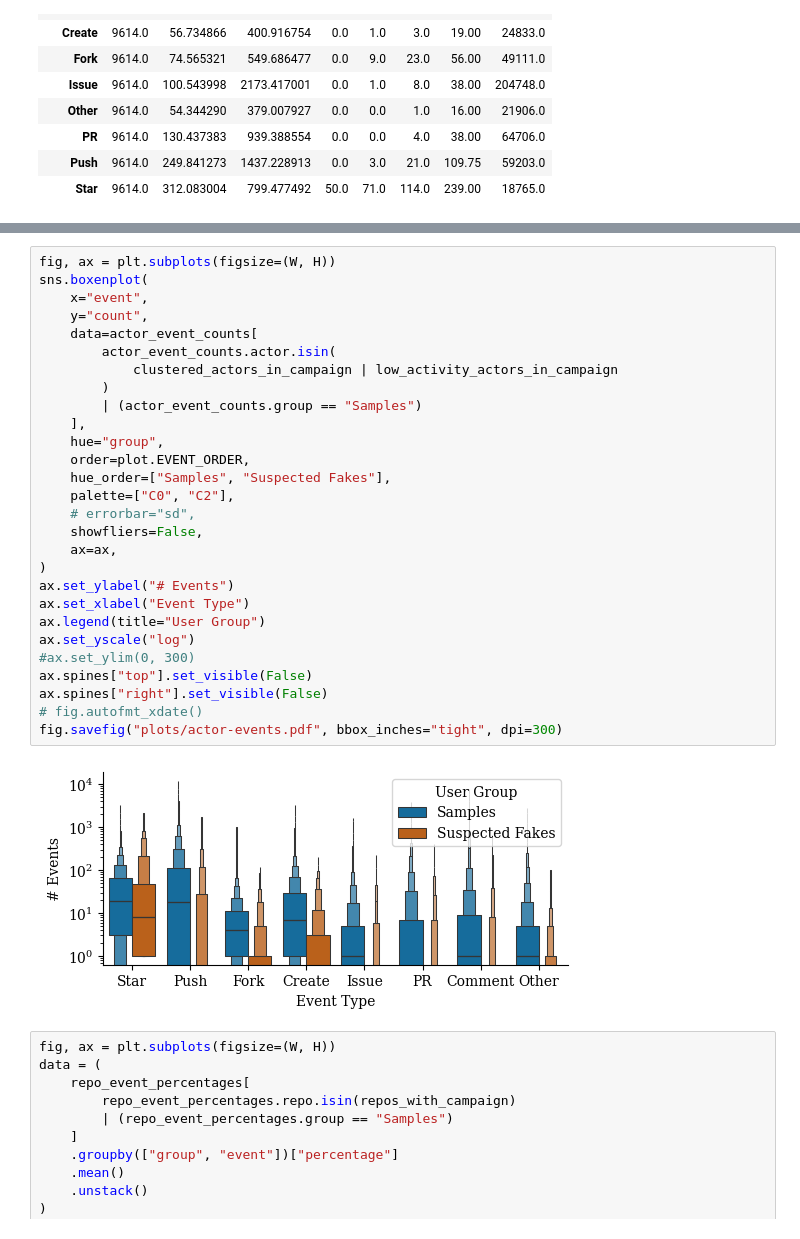
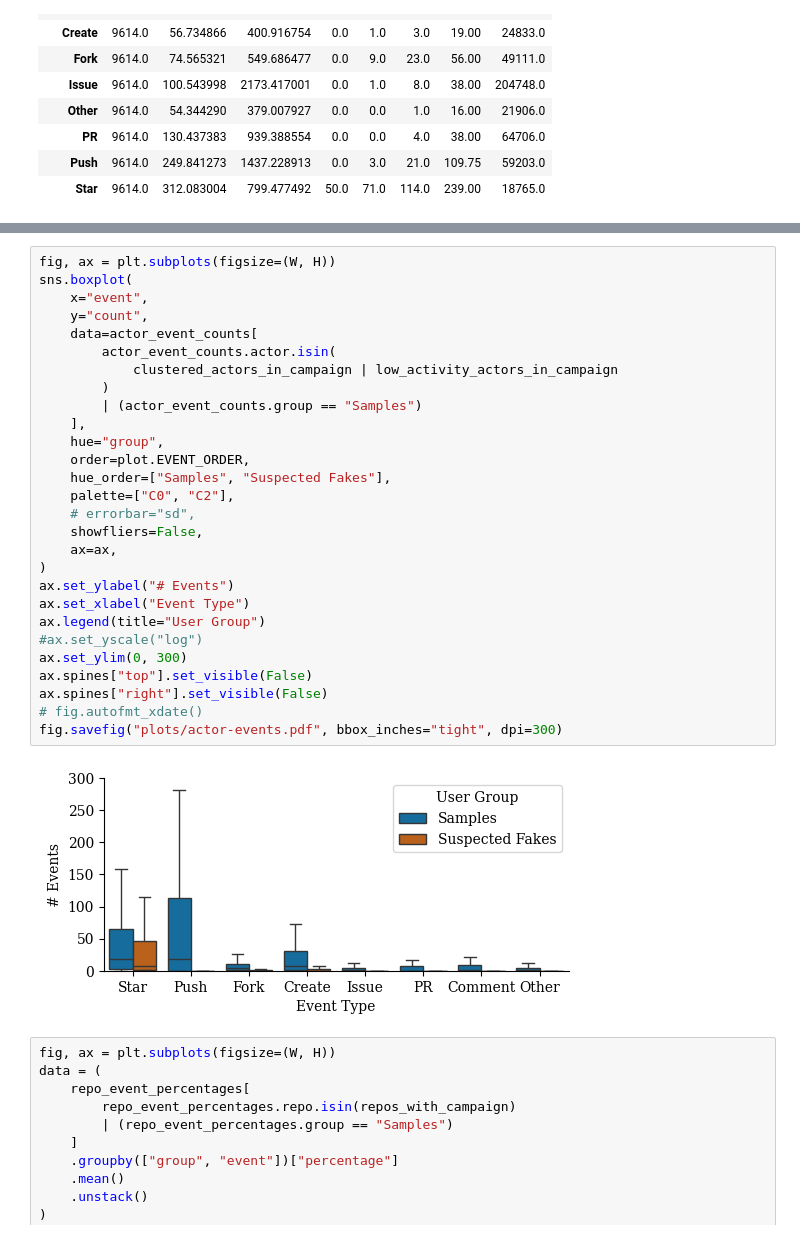
Before and after one commit to hehao98/StarScout, a Jupyter notebook: evaluation.ipynb, the cells around one changed output, grey strips where cells are left out. Drawn from its saved outputs; the diff is of its cells as text.

```diff
--- a/evaluation.ipynb
+++ b/evaluation.ipynb
@@ -230,33 +229,33 @@ fig.savefig("plots/repo-events.pdf", bbox_inches="tight", dpi=300)
 # %%
 fig, ax = plt.subplots(figsize=(W, H))
-sns.boxenplot(
+sns.boxplot(
     x="event",
     y="count",
     data=actor_event_counts[
         actor_event_counts.actor.isin(
             clustered_actors_in_campaign | low_activity_actors_in_campaign
         )
         | (actor_event_counts.group == "Samples")
     ],
     hue="group",
     order=plot.EVENT_ORDER,
     hue_order=["Samples", "Suspected Fakes"],
     palette=["C0", "C2"],
     # errorbar="sd",
     showfliers=False,
     ax=ax,
 )
 ax.set_ylabel("# Events")
 ax.set_xlabel("Event Type")
 ax.legend(title="User Group")
-ax.set_yscale("log")
-#ax.set_ylim(0, 300)
+#ax.set_yscale("log")
+ax.set_ylim(0, 300)
 ax.spines["top"].set_visible(False)
 ax.spines["right"].set_visible(False)
 # fig.autofmt_xdate()
 fig.savefig("plots/actor-events.pdf", bbox_inches="tight", dpi=300)
 # %% [output]
-[figure, old version]
+[figure, new version]
 # %%
 fig, ax = plt.subplots(figsize=(W, H))
 data = (
```
Also changed, not shown: parts of 1 cell of this notebook, 7 other files.
